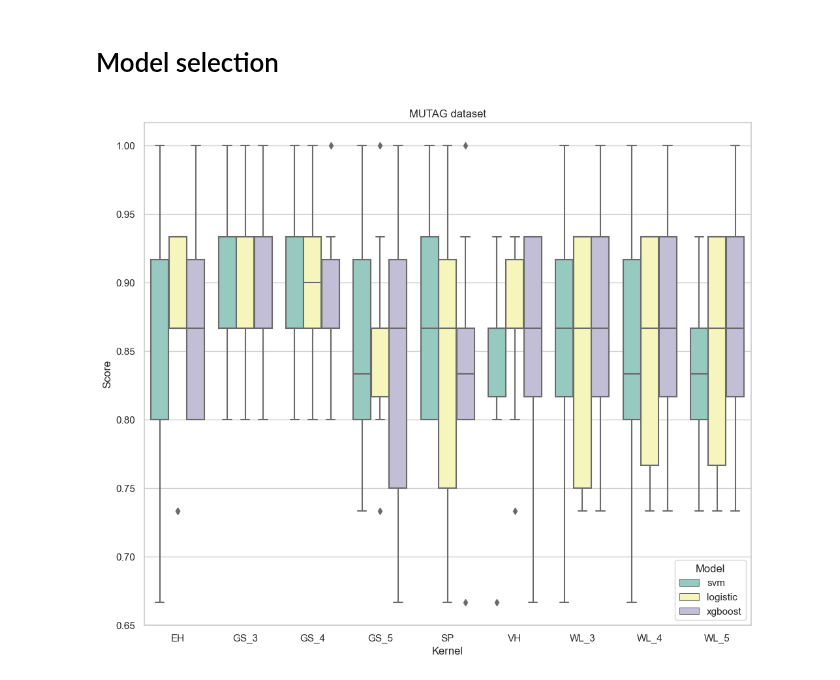
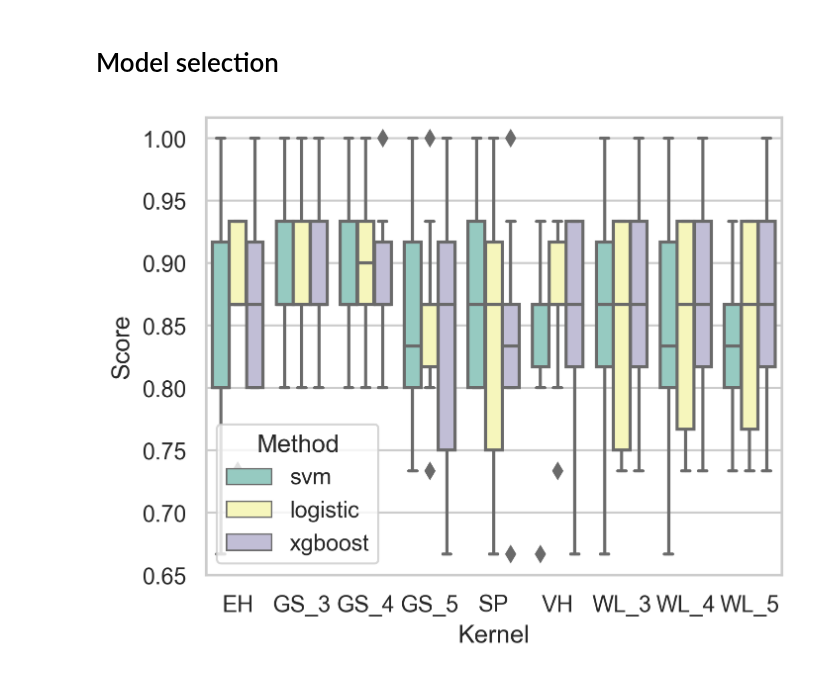
Before and after one commit to congrendai/MSc_Individual_Project, a Jupyter notebook: result_model_selection.ipynb, the cells around one changed output. Saved outputs shown, nothing was run; the diff lists cells and outputs as text; code cells hidden in the pictures.

```diff
--- a/result_model_selection.ipynb
+++ b/result_model_selection.ipynb
@@ -17,18 +17,17 @@ WL_5 = WeisfeilerLehman(n_iter=5)
 # %% [markdown]
 # Model selection
 # %%
-models = ["logistic", "svm", "xgboost"]
+methods = ["logistic", "svm", "xgboost"]
 kernels = [VH, EH, SP, GS_3, GS_4, GS_5, WL_3, WL_4, WL_5]
 # %%
 MUTAG = Dataset('MUTAG')
 # %%
-MUTAG_cv = get_cv_dataframe(kernels, models, MUTAG)
+MUTAG_cv = get_cv_dataframe(kernels, methods, MUTAG)
 # %%
 sns.set_theme(style="whitegrid")
-plt.figure(figsize=(12, 10))
-ax = sns.boxplot(x="Kernel", y="Score", hue="Model", data=MUTAG_cv, palette="Set3")
-ax.set_title("MUTAG dataset")
-plt.show()
+plt.figure(figsize=(5, 4), dpi=300)
+ax = sns.boxplot(x="Kernel", y="Score", hue="Method", data=MUTAG_cv, palette="Set3")
+plt.savefig('./plots/result/mutag_cv.png', bbox_inches='tight')
 # %% [output]
-[figure, old version]
+[figure, new version]
 # %%
```
Also changed, not shown: parts of 6 cells of this notebook, 32 other files.
